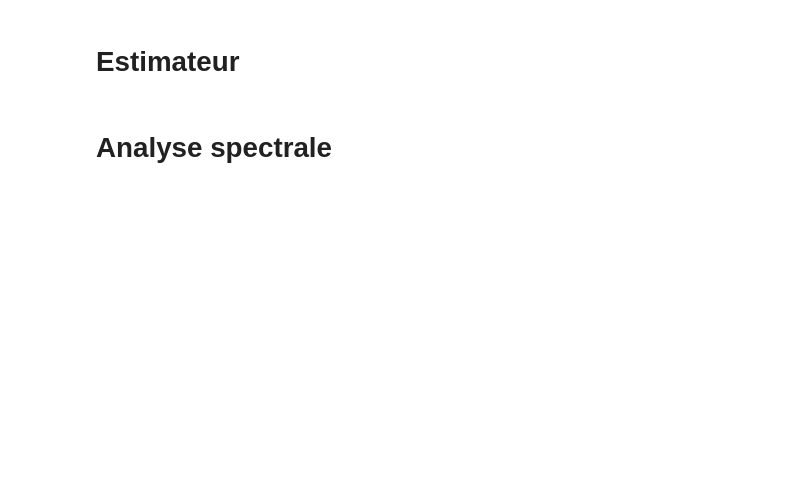
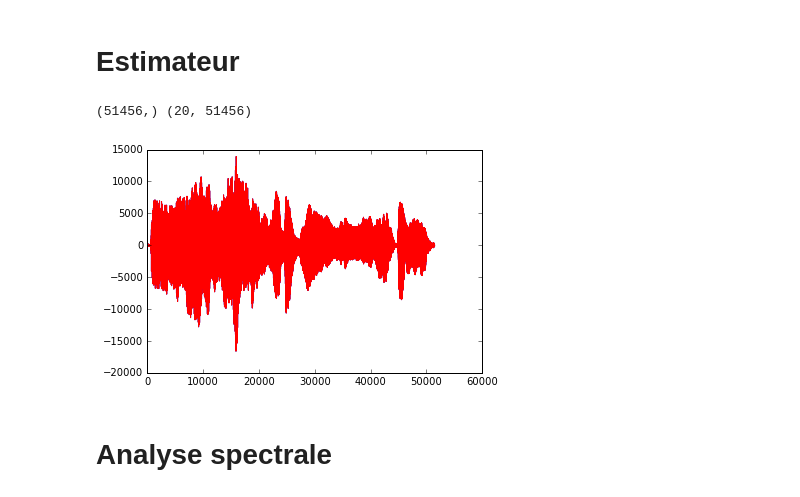
Before and after one commit to jngod2011/TVAR_Prediction, a Jupyter notebook: notebooks/TVAR_audio.ipynb, the cells around one changed output. Drawn from its saved outputs; the diff is of its cells as text; code cells hidden in the pictures; blank space fills up the shorter version.

```diff
--- a/notebooks/TVAR_audio.ipynb
+++ b/notebooks/TVAR_audio.ipynb
@@ -56,2 +45,10 @@ X_est, theta_est,err = generation_est(X, d, T, mu)
+# %%
+plt.plot(X)
+plt.plot(X_est,'r')
+
+print(X_est.shape,theta_est.shape)
+# %% [output]
+(51456,) (20, 51456)
+[figure, added]
 # %% [markdown]
 # Analyse spectrale
```
Also changed, not shown: parts of 12 cells of this notebook, 1 other file.
